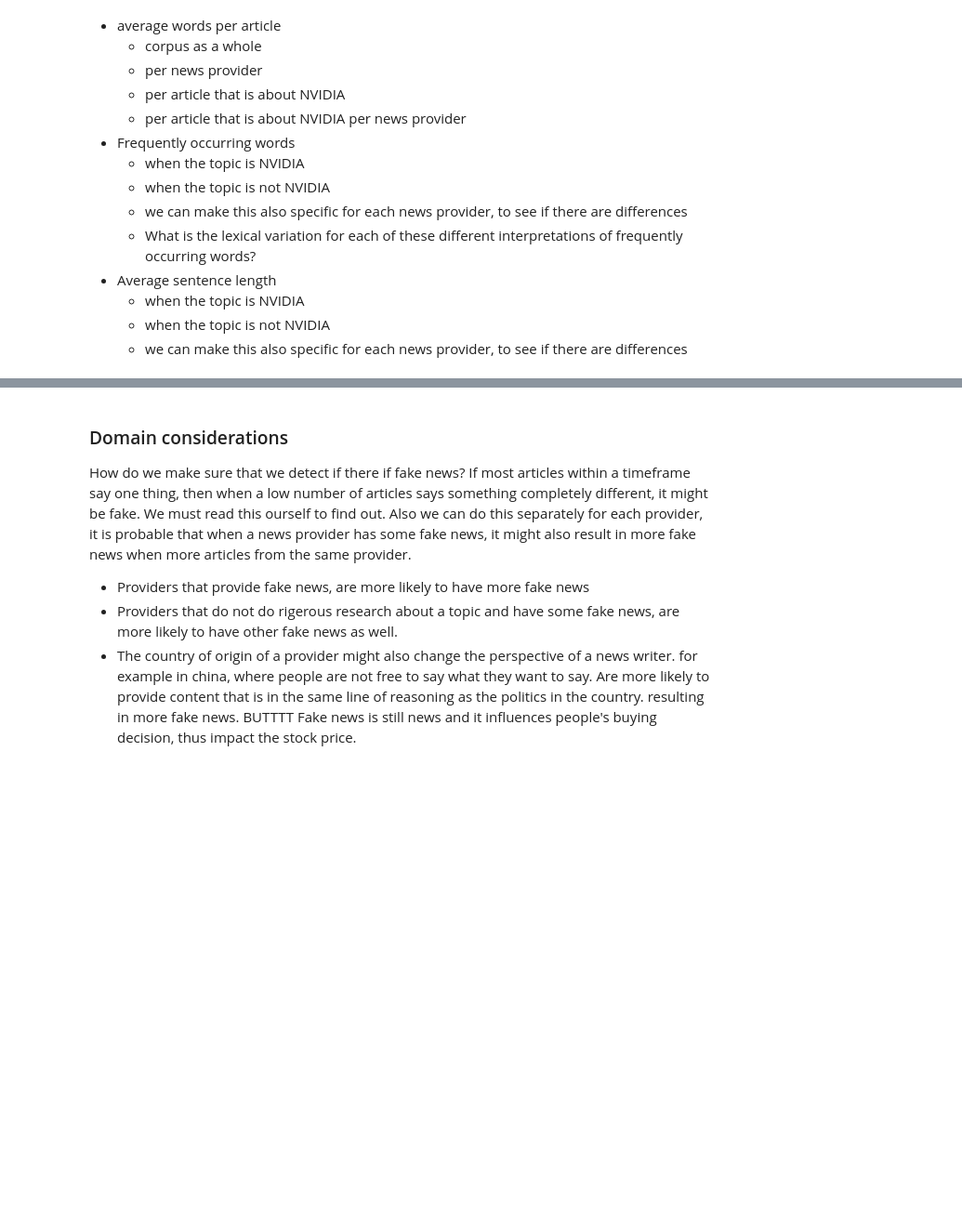
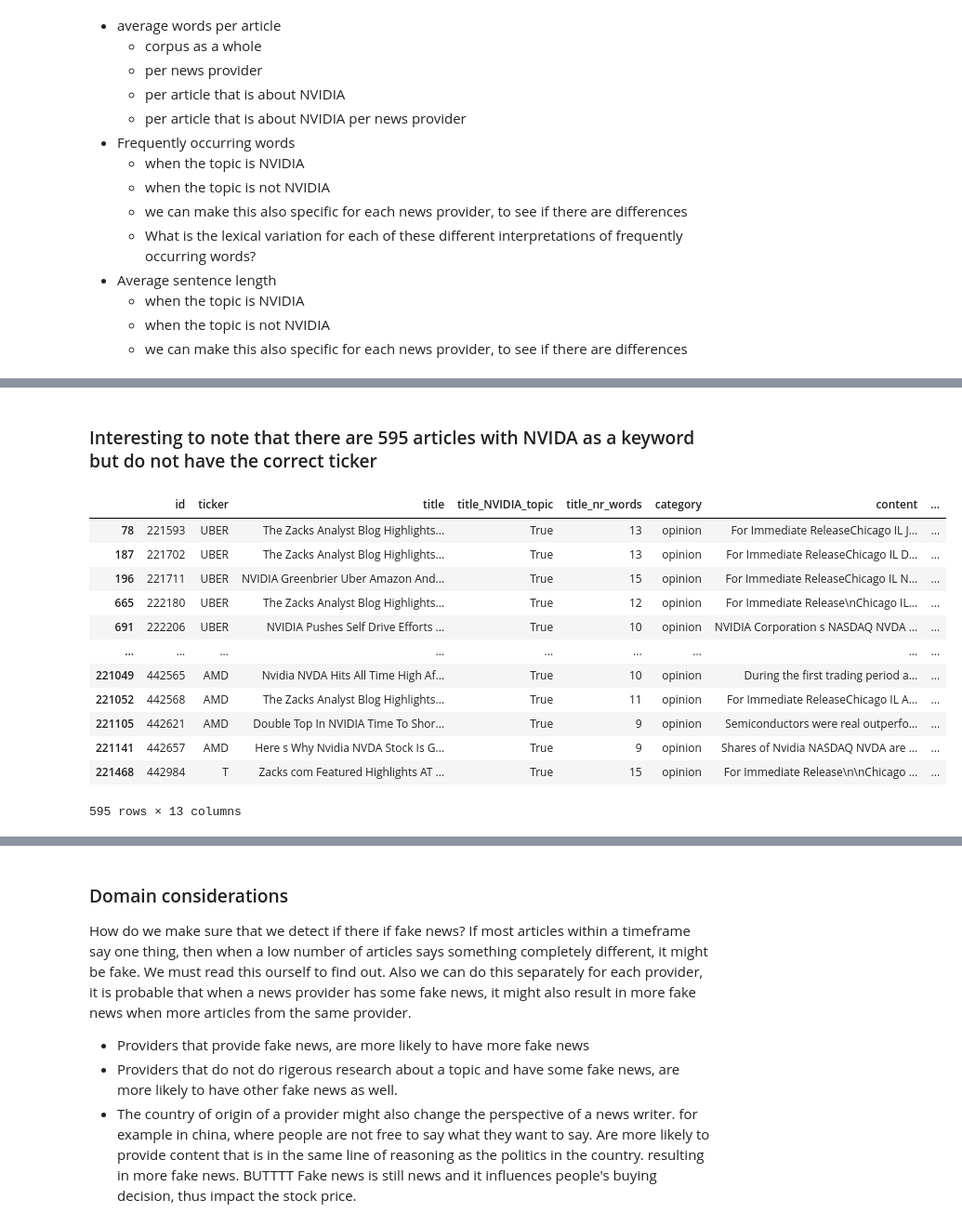
Before and after one commit to mehdigreefhorst/NLP-JADS, a Jupyter notebook: Assignment 1/EDA NVIDIA.ipynb, the cells around one changed output, grey strips where cells are left out. Shown at 93% size. Drawn from its saved outputs; the diff is of its cells as text; code cells hidden in the pictures; blank space fills up the shorter version.

```diff
--- a/Assignment 1/EDA NVIDIA.ipynb
+++ b/Assignment 1/EDA NVIDIA.ipynb
@@ -144,0 +293,18 @@ sns.pairplot(news_articles_data[['title_nr_words', 'content_nr_words']])
+# %% [markdown]
+### Interesting to note that there are 595 articles with NVIDA as a keyword but do not have the correct ticker
+# %%
+news_articles_data[(news_articles_data['ticker'] != "NVDA") & (news_articles_data['title_NVIDIA_topic']== True)]
+# %% [output]
+|  | id | ticker | title | title_NVIDIA_topic | title_nr_words | category | content | ... |
+| 78 | 221593 | UBER | The Zacks Analyst Blog Highlights... | True | 13 | opinion | For Immediate ReleaseChicago IL J... | ... |
+| 187 | 221702 | UBER | The Zacks Analyst Blog Highlights... | True | 13 | opinion | For Immediate ReleaseChicago IL D... | ... |
+| 196 | 221711 | UBER | NVIDIA Greenbrier Uber Amazon And... | True | 15 | opinion | For Immediate ReleaseChicago IL N... | ... |
+| 665 | 222180 | UBER | The Zacks Analyst Blog Highlights... | True | 12 | opinion | For Immediate Release\nChicago IL... | ... |
+| 691 | 222206 | UBER | NVIDIA Pushes Self Drive Efforts ... | True | 10 | opinion | NVIDIA Corporation s NASDAQ NVDA ... | ... |
+| ... | ... | ... | ... | ... | ... | ... | ... | ... |
+| 221049 | 442565 | AMD | Nvidia NVDA Hits All Time High Af... | True | 10 | opinion | During the first trading period a... | ... |
+| 221052 | 442568 | AMD | The Zacks Analyst Blog Highlights... | True | 11 | opinion | For Immediate ReleaseChicago IL A... | ... |
+| 221105 | 442621 | AMD | Double Top In NVIDIA Time To Shor... | True | 9 | opinion | Semiconductors were real outperfo... | ... |
+| 221141 | 442657 | AMD | Here s Why Nvidia NVDA Stock Is G... | True | 9 | opinion | Shares of Nvidia NASDAQ NVDA are ... | ... |
+| 221468 | 442984 | T | Zacks com Featured Highlights AT ... | True | 15 | opinion | For Immediate Release\n\nChicago ... | ... |
+595 rows × 13 columns
```
Also changed, not shown: parts of 30 cells of this notebook, 2 other files.
